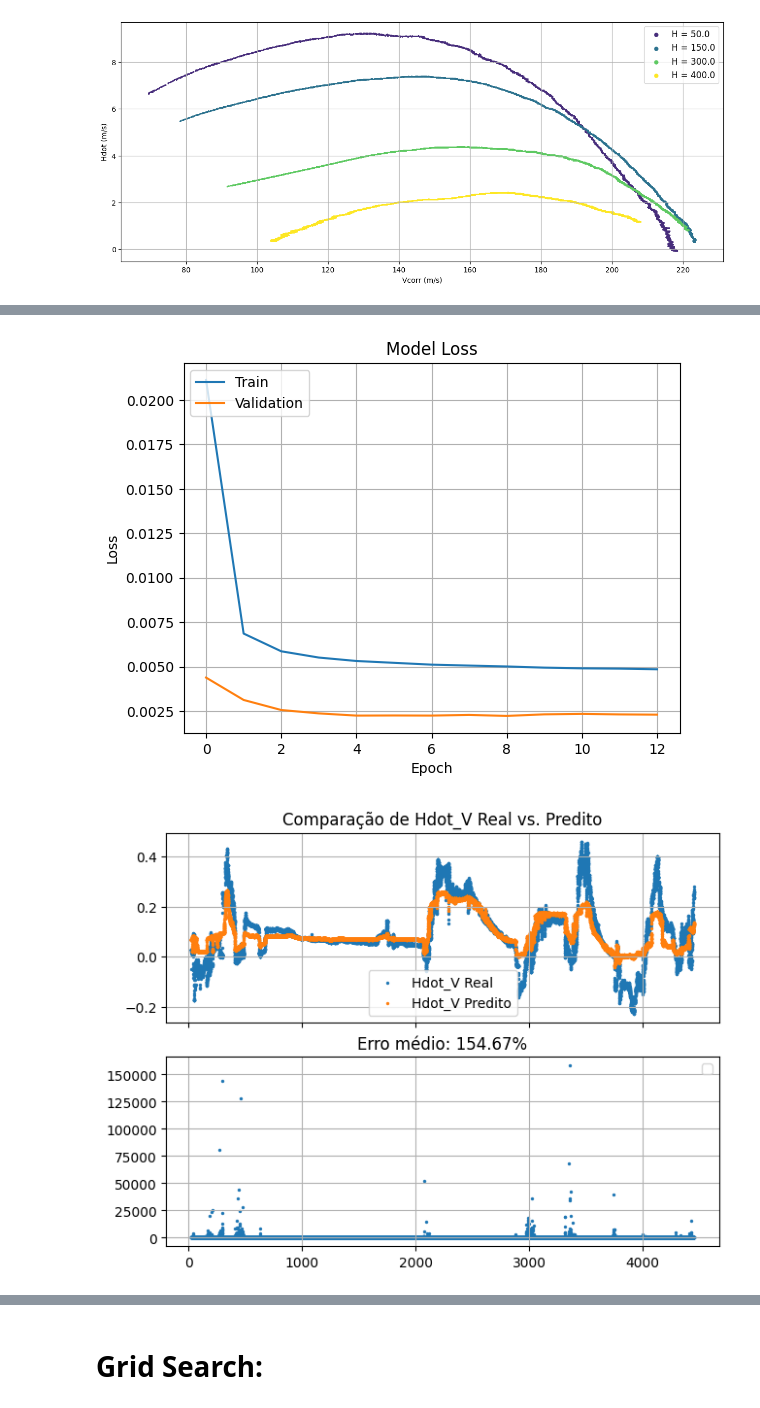
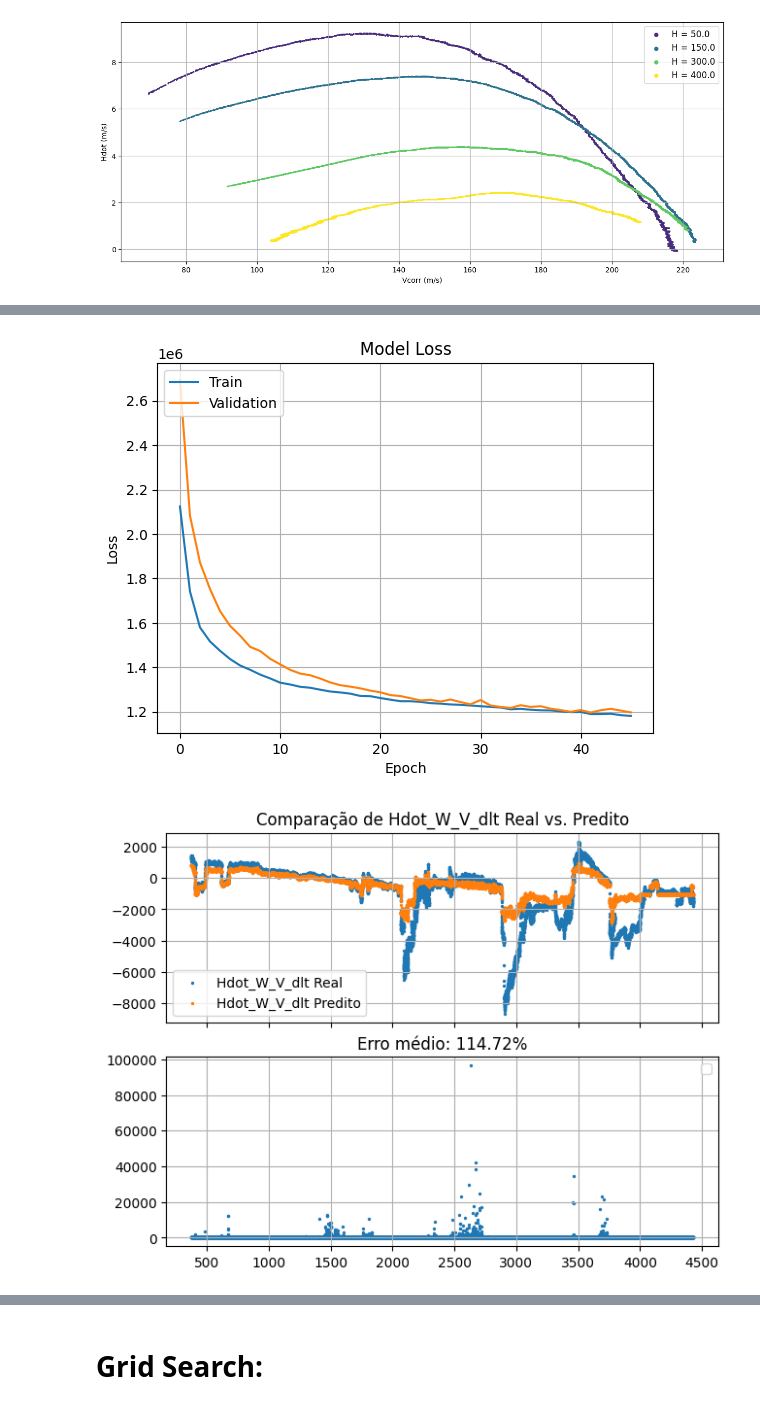
Before and after one commit to ymarcal/PMG, a Jupyter notebook: scriptPMG_refactored.ipynb, the cells around one changed output, grey strips where cells are left out. Cells and saved outputs as stored; diff of their text form; code cells hidden in the pictures.

```diff
--- a/scriptPMG_refactored.ipynb
+++ b/scriptPMG_refactored.ipynb
@@ -412,7 +380,8 @@ def scale_data(df, features1, features2, targets):
         mask = df['type'] == split
         df.loc[mask, [p+'_scaled' for p in cols1]] = getattr(scaler_x1, method)(df.loc[mask, cols1])
         df.loc[mask, [p+'_scaled' for p in cols2]] = getattr(scaler_x2, method)(df.loc[mask, cols2])
-        df.loc[mask, [p+'_scaled' for p in colsy]] = getattr(scaler_y,  method)(df.loc[mask, colsy])
+        # df.loc[mask, [p+'_scaled' for p in colsy]] = getattr(scaler_y,  method)(df.loc[mask, colsy])
+        df.loc[mask, [p+'_scaled' for p in colsy]] = df.loc[mask, colsy].values  # sem escalonamento
 
     return df, scaler_x1, scaler_x2, scaler_y
 # %%
@@ -458,7 +427,7 @@ def build_model(features1, features2, architecture={}, hyperparameters={}):
             )(x)
             if dropout_rate > 0:
                 x = layers.Dropout(dropout_rate, name=f'{name_prefix}_dropout_{i+1}')(x)
-        z = layers.Dense(1, name=f'{name_prefix}_output')(x)
+        z = layers.Dense(1, activation='softplus', name=f'{name_prefix}_output')(x)
         return z
 
     # --- Entradas ---
@@ -553,7 +522,8 @@ def evaluate(model, df, features1, features2, targets, scaler_y, evaluated_set='
     ]
 
     pred_scaled_all = model.predict(X_all)
-    pred_all = scaler_y.inverse_transform(pred_scaled_all)
+    # pred_all = scaler_y.inverse_transform(pred_scaled_all)
+    pred_all = pred_scaled_all
 
     for i, item in enumerate(targets):
         df[item + '_pred'] = pred_all[:, i]
@@ -591,7 +561,7 @@ def analyze (
         hyperparameters={
             'optimizer': 'adam',
             'learning_rate': 0.0001,
-            'epochs': 60,
+            'epochs': 200,
             'batch_size': 64,
             'patience': 4
         },
@@ -665,9 +635,9 @@ def analyze (
 # %%
 df, scaler_x1, scaler_x2, scaler_y, model, training_history, results = analyze(
     tipo_dados='completo',
-    features1=['Mach', 'N1_over_sqrt_theta', 'W'],
-    features2=['Mach', 'NZ_W_dlt', 'W'],
-    targets=['Hdot_V'],
+    features1=['Mach', 'N1_over_sqrt_theta'],
+    features2=['NZ_W_dlt'],
+    targets=['Hdot_W_V_dlt'],
     mode='read'
 )
 # %% [output]
@@ -676,5 +661,5 @@ Carregando o modelo...
-[figure, old version]
+[figure, new version]
-[figure, old version]
+[figure, new version]
 # %%
 evaluated_set = 'test'
 dot_size = 1
```
Also changed, not shown: parts of 17 cells of this notebook.
